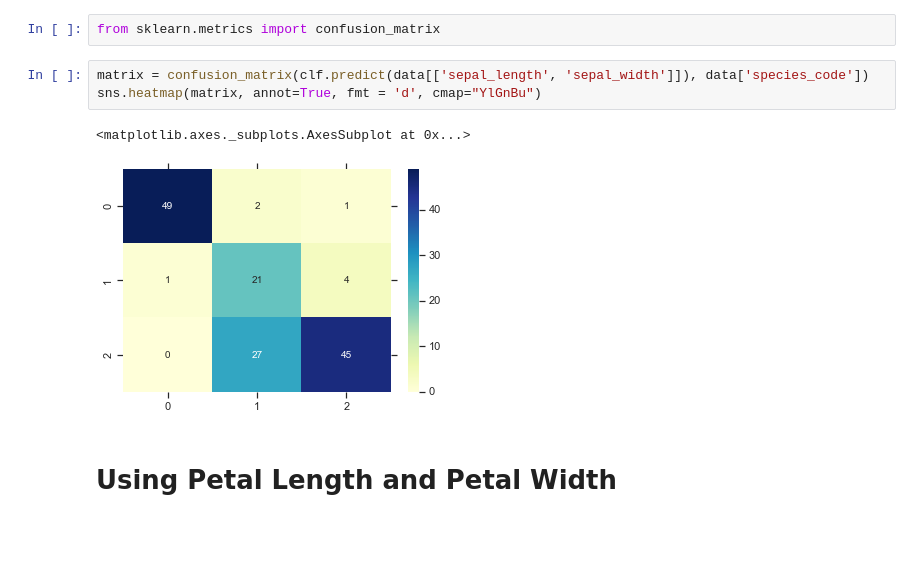
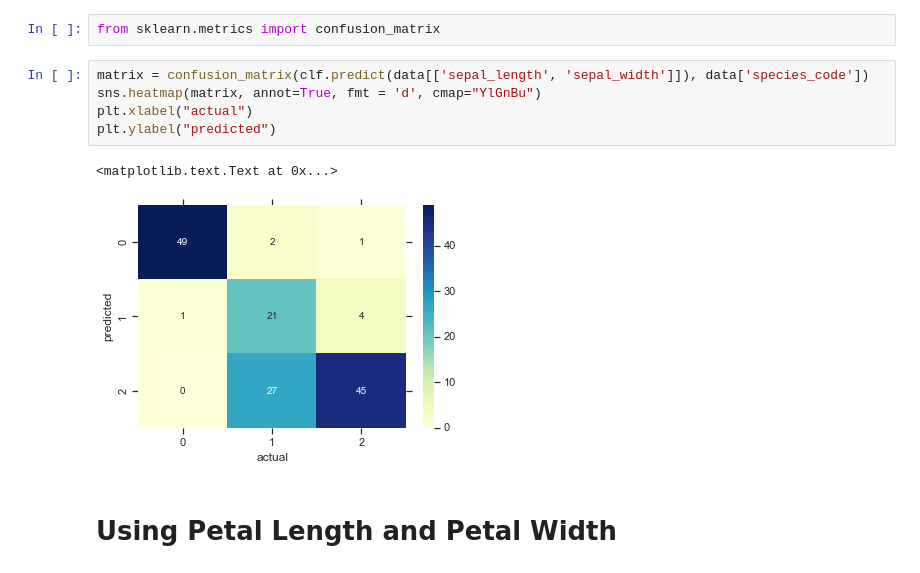
Before and after one commit to josephhurst/Intro-to-Data-Science, a Jupyter notebook: IntroToDataScience1.ipynb, the cells around one changed output. Saved outputs shown, nothing was run; the diff lists cells and outputs as text; blank space fills up the shorter version.

```diff
--- a/IntroToDataScience1.ipynb
+++ b/IntroToDataScience1.ipynb
@@ -274,9 +208,11 @@ from sklearn.metrics import confusion_matrix
 # %%
 matrix = confusion_matrix(clf.predict(data[['sepal_length', 'sepal_width']]), data['species_code'])
 sns.heatmap(matrix, annot=True, fmt = 'd', cmap="YlGnBu")
+plt.xlabel("actual")
+plt.ylabel("predicted")
 # %% [output]
-<matplotlib.axes._subplots.AxesSubplot at 0x...>
+<matplotlib.text.Text at 0x...>
-[figure, old version]
+[figure, new version]
 # %% [markdown]
 # Using Petal Length and Petal Width
 # %%
```
Also changed, not shown: parts of 42 cells of this notebook.
